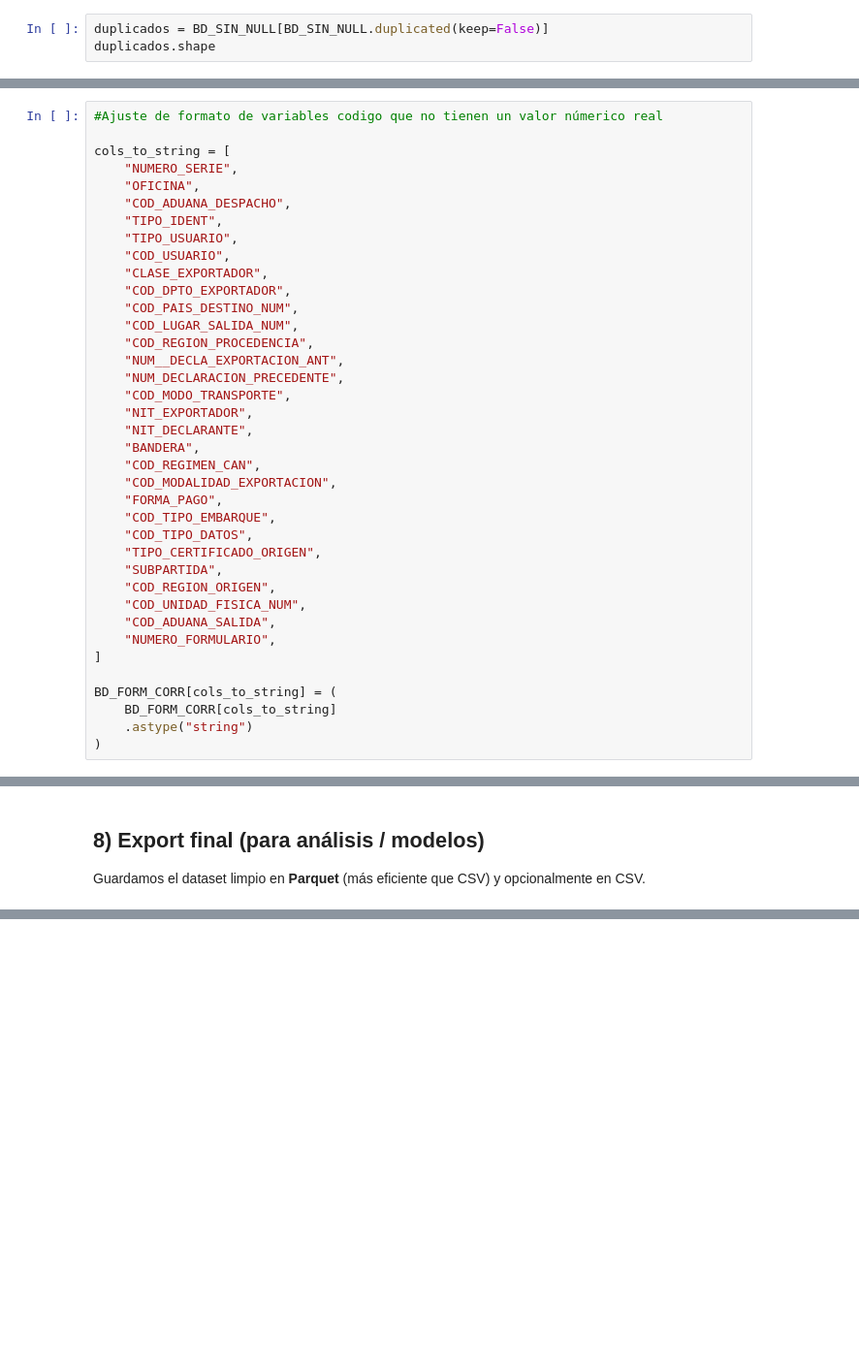
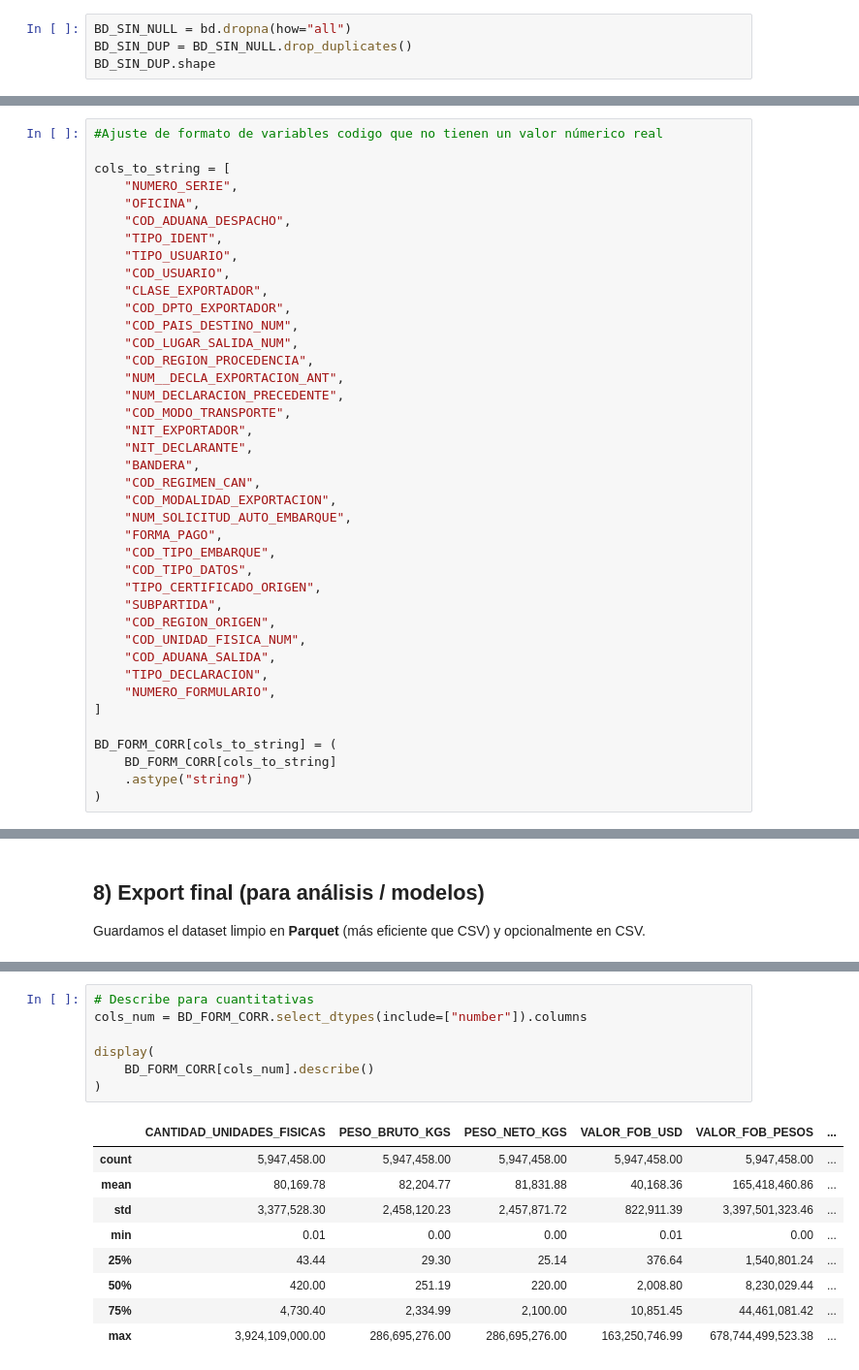
Before and after one commit to NYEPES04/data-analytics-portfolio-nicolas-yepes, a Jupyter notebook: projects/dian-export-etl/notebooks/ETL_Master_file_github.ipynb, the cells around one changed output, grey strips where cells are left out. Shown at 97% size. Saved outputs shown, nothing was run; the diff lists cells and outputs as text; blank space fills up the shorter version.

```diff
--- a/projects/dian-export-etl/notebooks/ETL_Master_file_github.ipynb
+++ b/projects/dian-export-etl/notebooks/ETL_Master_file_github.ipynb
@@ -451,3 +463,4 @@ print(BD_SIN_NULL.shape)
 # %%
-duplicados = BD_SIN_NULL[BD_SIN_NULL.duplicated(keep=False)]
-duplicados.shape
+BD_SIN_NULL = bd.dropna(how="all")
+BD_SIN_DUP = BD_SIN_NULL.drop_duplicates()
+BD_SIN_DUP.shape
@@ -521,6 +559,7 @@ cols_to_string = [
     "BANDERA",
     "COD_REGIMEN_CAN",
     "COD_MODALIDAD_EXPORTACION",
+    "NUM_SOLICITUD_AUTO_EMBARQUE",
     "FORMA_PAGO",
     "COD_TIPO_EMBARQUE",
     "COD_TIPO_DATOS",
@@ -529,6 +568,7 @@ cols_to_string = [
     "COD_REGION_ORIGEN",
     "COD_UNIDAD_FISICA_NUM",
     "COD_ADUANA_SALIDA",
+    "TIPO_DECLARACION",
     "NUMERO_FORMULARIO",
 ]
 
@@ -563,0 +618,17 @@ print("✅ Dataset limpio guardado en:", OUTPUT_PARQUET)
+# %%
+# Describe para cuantitativas
+cols_num = BD_FORM_CORR.select_dtypes(include=["number"]).columns
+
+display(
+    BD_FORM_CORR[cols_num].describe()
+)
+# %% [output]
+|  | CANTIDAD_UNIDADES_FISICAS | PESO_BRUTO_KGS | PESO_NETO_KGS | VALOR_FOB_USD | VALOR_FOB_PESOS | ... |
+| count | 5,947,458.00 | 5,947,458.00 | 5,947,458.00 | 5,947,458.00 | 5,947,458.00 | ... |
+| mean | 80,169.78 | 82,204.77 | 81,831.88 | 40,168.36 | 165,418,460.86 | ... |
+| std | 3,377,528.30 | 2,458,120.23 | 2,457,871.72 | 822,911.39 | 3,397,501,323.46 | ... |
+| min | 0.01 | 0.00 | 0.00 | 0.01 | 0.00 | ... |
+| 25% | 43.44 | 29.30 | 25.14 | 376.64 | 1,540,801.24 | ... |
+| 50% | 420.00 | 251.19 | 220.00 | 2,008.80 | 8,230,029.44 | ... |
+| 75% | 4,730.40 | 2,334.99 | 2,100.00 | 10,851.45 | 44,461,081.42 | ... |
+| max | 3,924,109,000.00 | 286,695,276.00 | 286,695,276.00 | 163,250,746.99 | 678,744,499,523.38 | ... |
```
Also changed, not shown: parts of 17 cells of this notebook.
